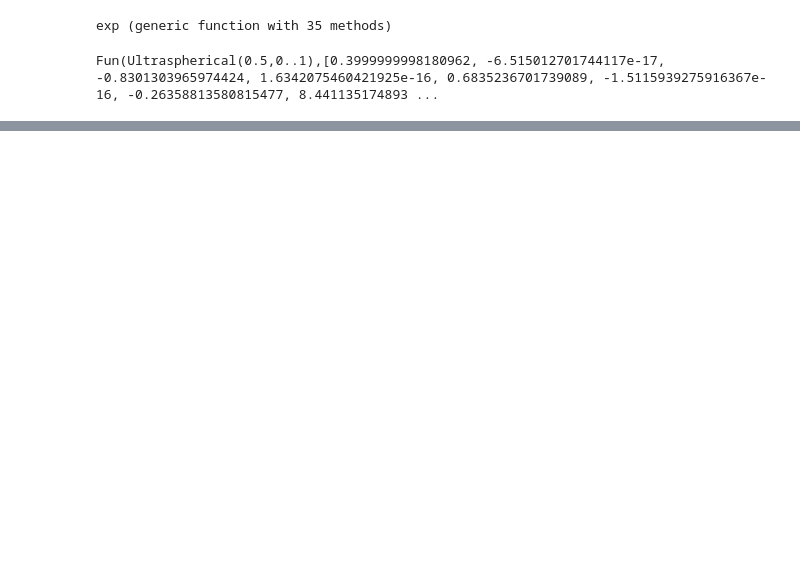
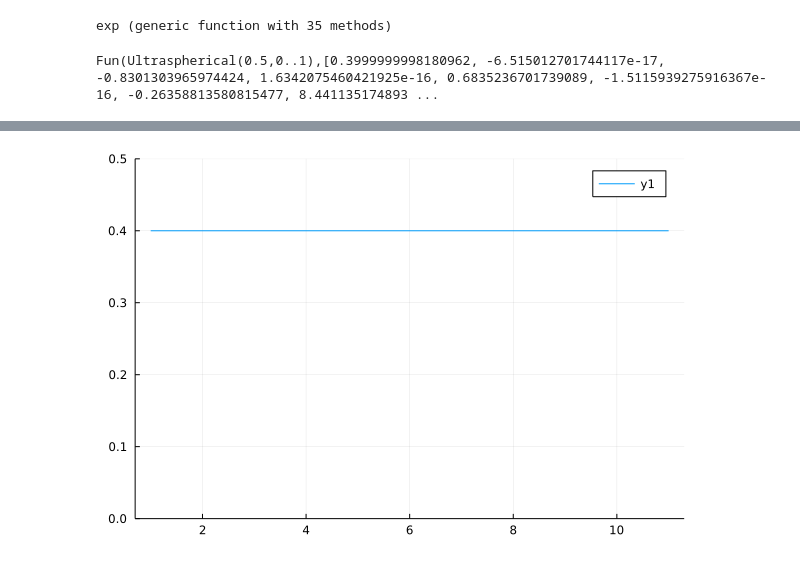
Before and after one commit to mjyshin/math-tutorials, a Jupyter notebook: alternate_exponential.ipynb, the cells around one changed output, grey strips where cells are left out. Drawn from its saved outputs; the diff is of its cells as text; code cells hidden in the pictures; blank space fills up the shorter version.

```diff
--- a/alternate_exponential.ipynb
+++ b/alternate_exponential.ipynb
@@ -61,3 +65,5 @@ plot!(Ref(𝒟).*u)
 # %%
-plot(sum.(u),ylims=(0,0.5))
+plot(sum.(u),ylims=(0,0.5),fmt=:png)
+# %% [output]
+[figure, added]
 # %%
```
Also changed, not shown: parts of 4 cells of this notebook, 1 other file.
